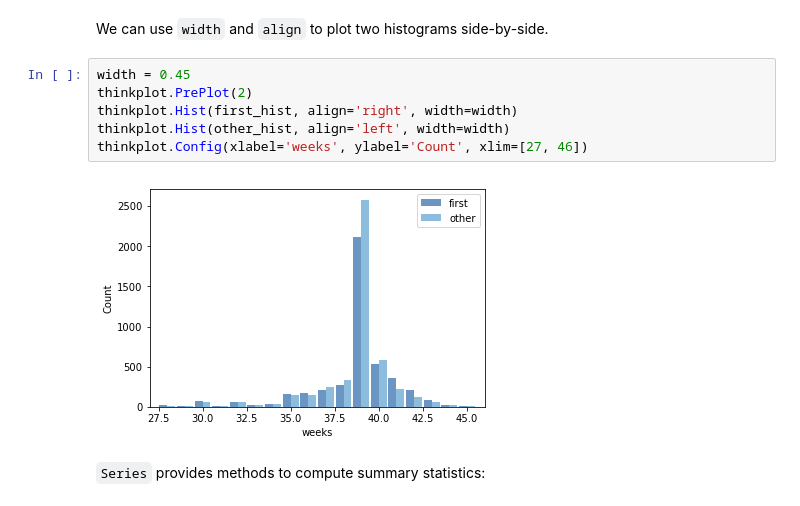
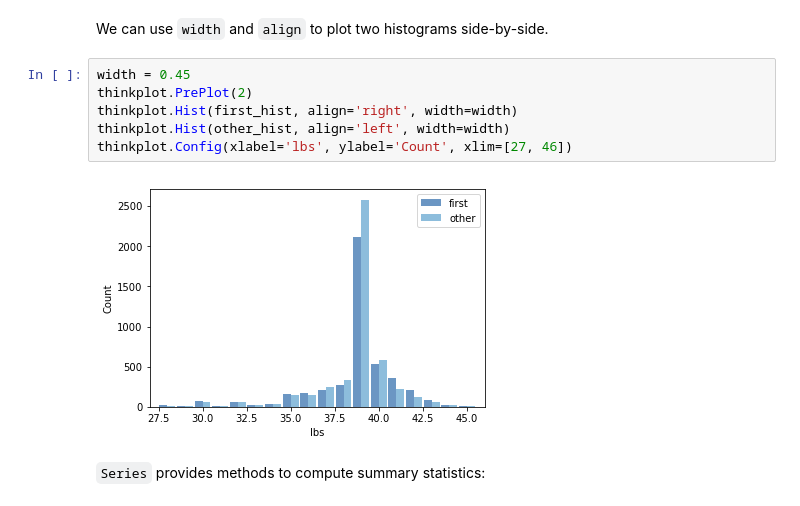
Before and after one commit to lhow0901/dsp, a Jupyter notebook: ThinkStats2/code/chap02ex.ipynb, the cells around one changed output. Drawn from its saved outputs; the diff is of its cells as text.

```diff
--- a/ThinkStats2/code/chap02ex.ipynb
+++ b/ThinkStats2/code/chap02ex.ipynb
@@ -179,11 +179,11 @@ We can use `width` and `align` to plot two histograms side-by-side.
 # %%
 width = 0.45
 thinkplot.PrePlot(2)
 thinkplot.Hist(first_hist, align='right', width=width)
 thinkplot.Hist(other_hist, align='left', width=width)
-thinkplot.Config(xlabel='weeks', ylabel='Count', xlim=[27, 46])
+thinkplot.Config(xlabel='lbs', ylabel='Count', xlim=[27, 46])
 # %% [output]
-[figure, old version]
+[figure, new version]
 # %% [markdown]
 `Series` provides methods to compute summary statistics:
 # %%
```
Also changed, not shown: parts of 12 cells of this notebook, 1 other file.
